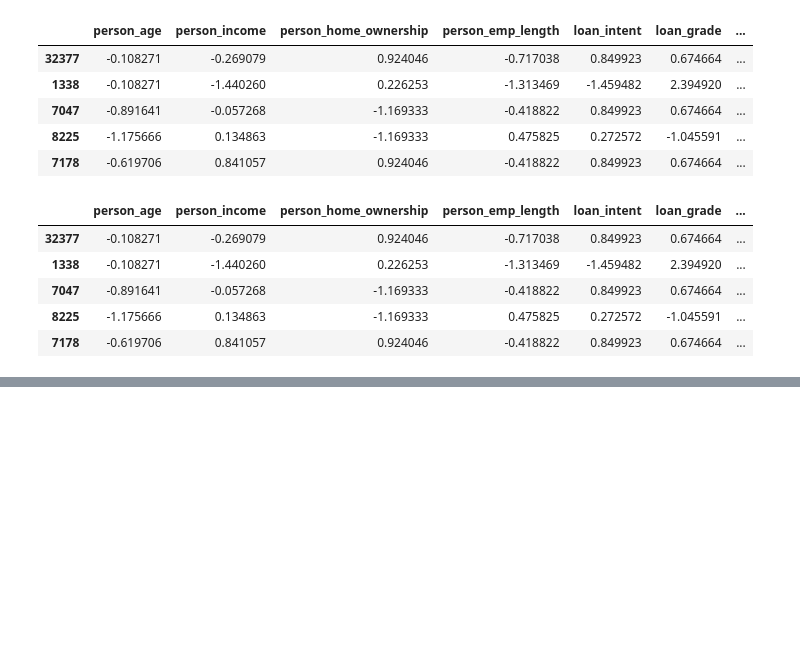
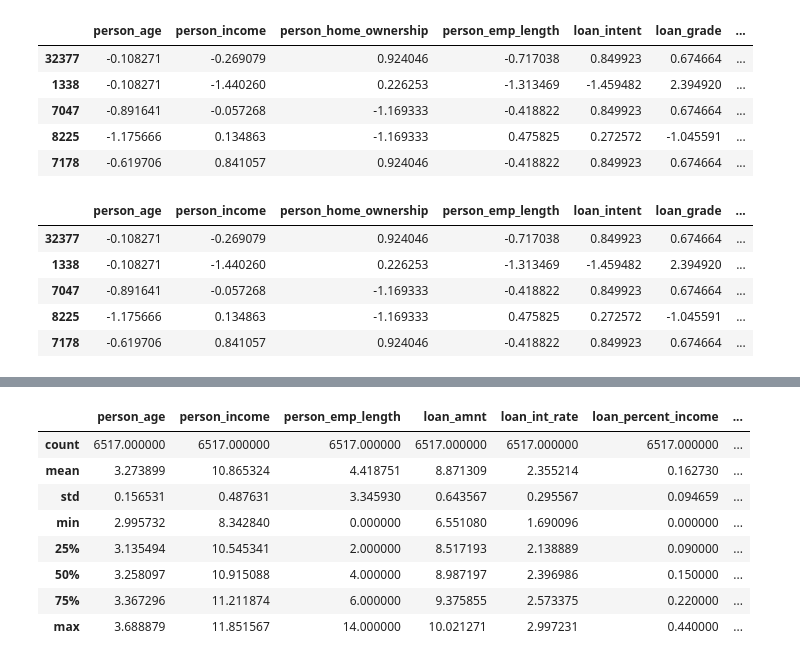
Before and after one commit to Prithvi2310/Loan-Approval-Prediction, a Jupyter notebook: ipynb files/Feature-Engineering.ipynb, the cells around one changed output, grey strips where cells are left out. Cells and saved outputs as stored; diff of their text form; code cells hidden in the pictures; blank space fills up the shorter version.

```diff
--- a/ipynb files/Feature-Engineering.ipynb
+++ b/ipynb files/Feature-Engineering.ipynb
@@ -340,0 +440,2 @@ train_data.to_csv('../Data/data-created/train_data_preprocessed.csv',index=False
+# %%
+test_data = add_income_slab(test_data)
@@ -340,0 +451,2 @@ train_data.to_csv('../Data/data-created/train_data_preprocessed.csv',index=False
+# %%
+test_data = log_transformation(numerical_features,test_data)
@@ -340,0 +462,12 @@ train_data.to_csv('../Data/data-created/train_data_preprocessed.csv',index=False
+# %%
+test_data.describe()
+# %% [output]
+|  | person_age | person_income | person_emp_length | loan_amnt | loan_int_rate | loan_percent_income | ... |
+| count | 6517.000000 | 6517.000000 | 6517.000000 | 6517.000000 | 6517.000000 | 6517.000000 | ... |
+| mean | 3.273899 | 10.865324 | 4.418751 | 8.871309 | 2.355214 | 0.162730 | ... |
+| std | 0.156531 | 0.487631 | 3.345930 | 0.643567 | 0.295567 | 0.094659 | ... |
+| min | 2.995732 | 8.342840 | 0.000000 | 6.551080 | 1.690096 | 0.000000 | ... |
+| 25% | 3.135494 | 10.545341 | 2.000000 | 8.517193 | 2.138889 | 0.090000 | ... |
+| 50% | 3.258097 | 10.915088 | 4.000000 | 8.987197 | 2.396986 | 0.150000 | ... |
+| 75% | 3.367296 | 11.211874 | 6.000000 | 9.375855 | 2.573375 | 0.220000 | ... |
+| max | 3.688879 | 11.851567 | 14.000000 | 10.021271 | 2.997231 | 0.440000 | ... |
```
Also changed, not shown: parts of 19 cells of this notebook.
